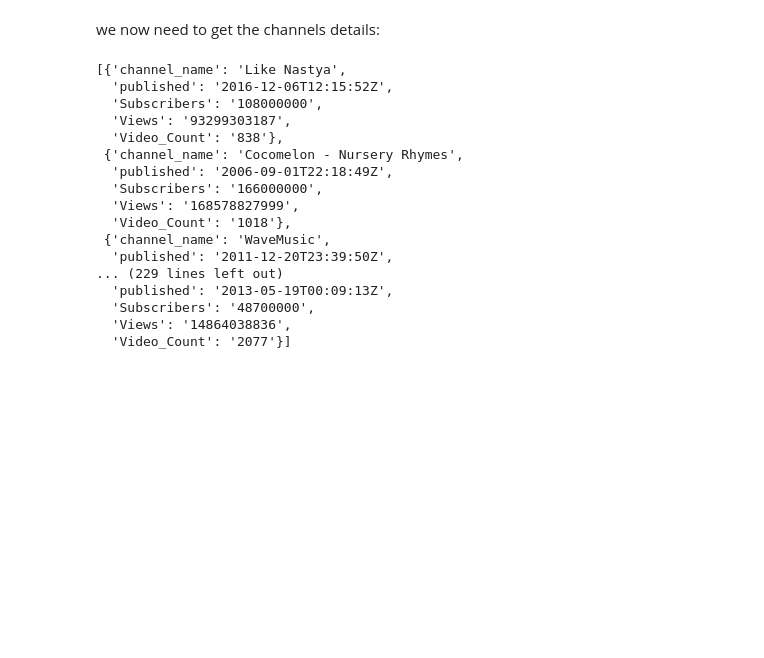
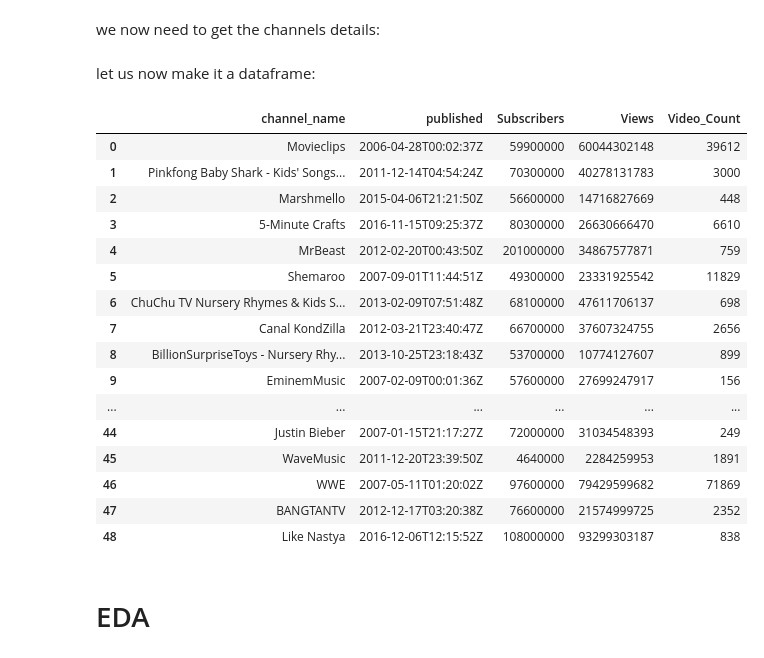
Before and after one commit to DeeeTeeee/YouTubeAPI, a Jupyter notebook: YT_channels.ipynb, the cells around one changed output. Drawn from its saved outputs; the diff is of its cells as text; code cells hidden in the pictures; blank space fills up the shorter version.

```diff
--- a/YT_channels.ipynb
+++ b/YT_channels.ipynb
@@ -106,22 +107,6 @@ def get_channel_stats(youtube, channel_ids):
       all_data.append(data)
   return all_data
 # %%
-get_channel_stats(youtube, channel_ids)
+top_yt = get_channel_stats(youtube, channel_ids)
-# %% [output]
-[{'channel_name': 'Like Nastya',
-  'published': '2016-12-06T12:15:52Z',
-  'Subscribers': '108000000',
-  'Views': '93299303187',
-  'Video_Count': '838'},
- {'channel_name': 'Cocomelon - Nursery Rhymes',
-  'published': '2006-09-01T22:18:49Z',
-  'Subscribers': '166000000',
-  'Views': '168578827999',
-  'Video_Count': '1018'},
- {'channel_name': 'WaveMusic',
-  'published': '2011-12-20T23:39:50Z',
-... (229 lines left out)
-  'published': '2013-05-19T00:09:13Z',
-  'Subscribers': '48700000',
-  'Views': '14864038836',
-  'Video_Count': '2077'}]
+# %% [markdown]
+let us now make it a dataframe:
@@ -127,0 +115,22 @@ get_channel_stats(youtube, channel_ids)
+# %%
+top_yt50
+# %% [output]
+|  | channel_name | published | Subscribers | Views | Video_Count |
+| 0 | Movieclips | 2006-04-28T00:02:37Z | 59900000 | 60044302148 | 39612 |
+| 1 | Pinkfong Baby Shark - Kids' Songs... | 2011-12-14T04:54:24Z | 70300000 | 40278131783 | 3000 |
+| 2 | Marshmello | 2015-04-06T21:21:50Z | 56600000 | 14716827669 | 448 |
+| 3 | 5-Minute Crafts | 2016-11-15T09:25:37Z | 80300000 | 26630666470 | 6610 |
+| 4 | MrBeast | 2012-02-20T00:43:50Z | 201000000 | 34867577871 | 759 |
+| 5 | Shemaroo | 2007-09-01T11:44:51Z | 49300000 | 23331925542 | 11829 |
+| 6 | ChuChu TV Nursery Rhymes & Kids S... | 2013-02-09T07:51:48Z | 68100000 | 47611706137 | 698 |
+| 7 | Canal KondZilla | 2012-03-21T23:40:47Z | 66700000 | 37607324755 | 2656 |
+| 8 | BillionSurpriseToys - Nursery Rhy... | 2013-10-25T23:18:43Z | 53700000 | 10774127607 | 899 |
+| 9 | EminemMusic | 2007-02-09T00:01:36Z | 57600000 | 27699247917 | 156 |
+| ... | ... | ... | ... | ... | ... |
+| 44 | Justin Bieber | 2007-01-15T21:17:27Z | 72000000 | 31034548393 | 249 |
+| 45 | WaveMusic | 2011-12-20T23:39:50Z | 4640000 | 2284259953 | 1891 |
+| 46 | WWE | 2007-05-11T01:20:02Z | 97600000 | 79429599682 | 71869 |
+| 47 | BANGTANTV | 2012-12-17T03:20:38Z | 76600000 | 21574999725 | 2352 |
+| 48 | Like Nastya | 2016-12-06T12:15:52Z | 108000000 | 93299303187 | 838 |
+# %% [markdown]
+# EDA
```
Also changed, not shown: parts of 7 cells of this notebook.
